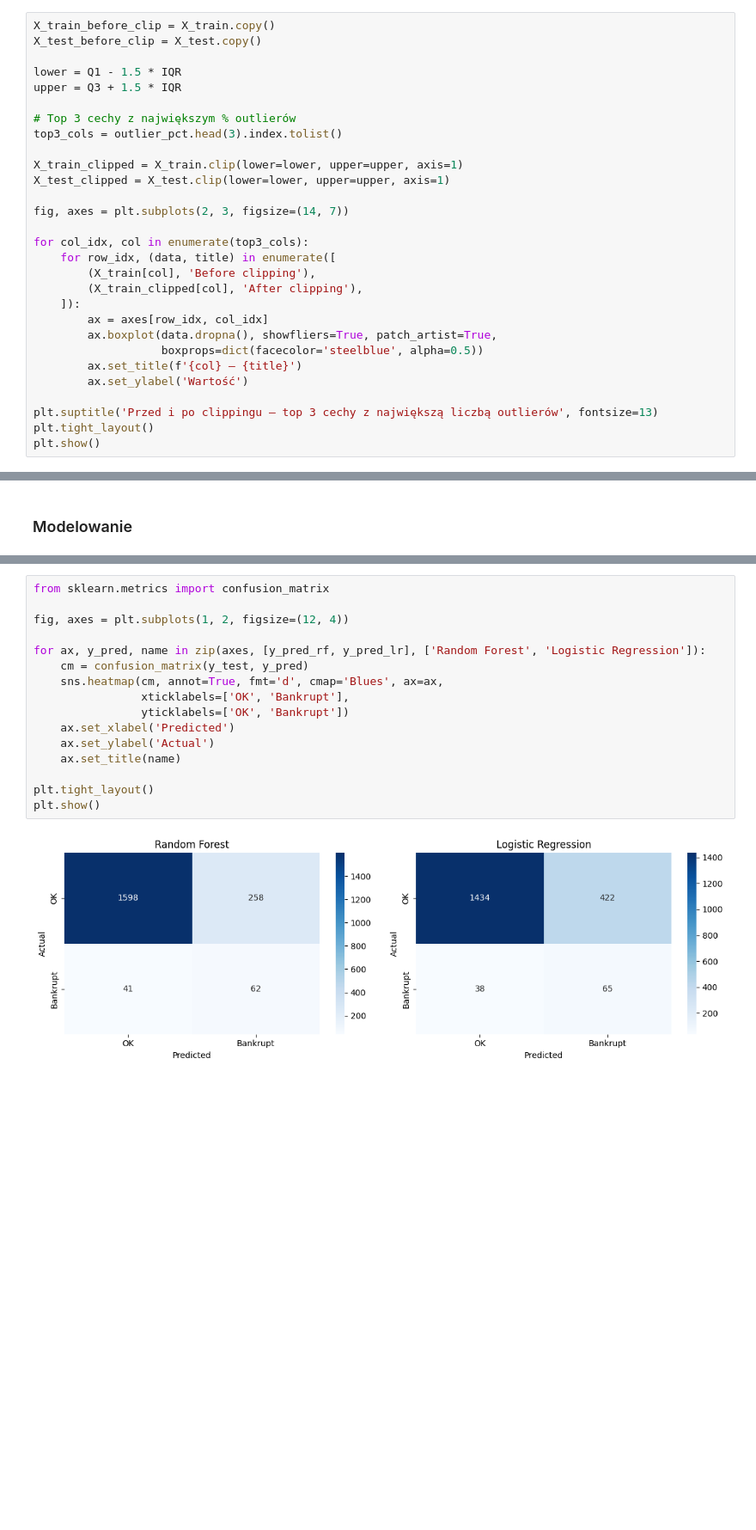
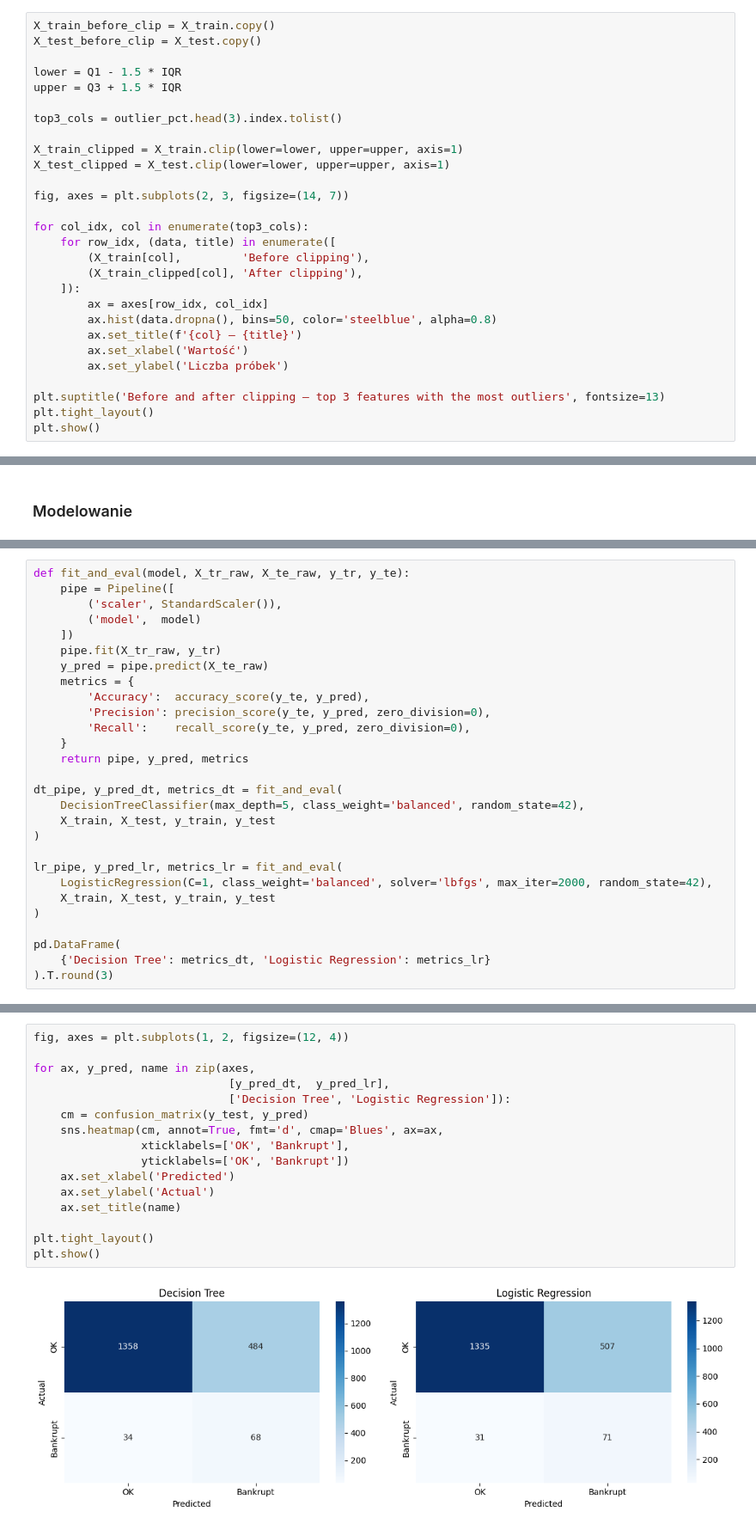
Before and after one commit to mikolaj-olesinski/Machine-Learning-PWR, a Jupyter notebook: lista1/lab1.ipynb, the cells around one changed output, grey strips where cells are left out. Shown at 86% size. Saved outputs shown, nothing was run; the diff lists cells and outputs as text; blank space fills up the shorter version.

```diff
--- a/lista1/lab1.ipynb
+++ b/lista1/lab1.ipynb
@@ -452,7 +479,6 @@ X_test_before_clip = X_test.copy()
 lower = Q1 - 1.5 * IQR
 upper = Q3 + 1.5 * IQR
 
-# Top 3 cechy z największym % outlierów
 top3_cols = outlier_pct.head(3).index.tolist()
 
 X_train_clipped = X_train.clip(lower=lower, upper=upper, axis=1)
@@ -462,16 +488,16 @@ fig, axes = plt.subplots(2, 3, figsize=(14, 7))
 
 for col_idx, col in enumerate(top3_cols):
     for row_idx, (data, title) in enumerate([
-        (X_train[col], 'Before clipping'),
+        (X_train[col],         'Before clipping'),
         (X_train_clipped[col], 'After clipping'),
     ]):
         ax = axes[row_idx, col_idx]
-        ax.boxplot(data.dropna(), showfliers=True, patch_artist=True,
-                   boxprops=dict(facecolor='steelblue', alpha=0.5))
+        ax.hist(data.dropna(), bins=50, color='steelblue', alpha=0.8)
         ax.set_title(f'{col} — {title}')
-        ax.set_ylabel('Wartość')
+        ax.set_xlabel('Wartość')
+        ax.set_ylabel('Liczba próbek')
 
-plt.suptitle('Przed i po clippingu — top 3 cechy z największą liczbą outlierów', fontsize=13)
+plt.suptitle('Before and after clipping — top 3 features with the most outliers', fontsize=13)
 plt.tight_layout()
 plt.show()
 # %% [output]
@@ -661,0 +639,28 @@ F1:        0.220
+# %%
+def fit_and_eval(model, X_tr_raw, X_te_raw, y_tr, y_te):
+    pipe = Pipeline([
+        ('scaler', StandardScaler()),
+        ('model',  model)
+    ])
+    pipe.fit(X_tr_raw, y_tr)
+    y_pred = pipe.predict(X_te_raw)
+    metrics = {
+        'Accuracy':  accuracy_score(y_te, y_pred),
+        'Precision': precision_score(y_te, y_pred, zero_division=0),
+        'Recall':    recall_score(y_te, y_pred, zero_division=0),
+    }
+    return pipe, y_pred, metrics
+
+dt_pipe, y_pred_dt, metrics_dt = fit_and_eval(
+    DecisionTreeClassifier(max_depth=5, class_weight='balanced', random_state=42),
+    X_train, X_test, y_train, y_test
+)
+
+lr_pipe, y_pred_lr, metrics_lr = fit_and_eval(
+    LogisticRegression(C=1, class_weight='balanced', solver='lbfgs', max_iter=2000, random_state=42),
+    X_train, X_test, y_train, y_test
+)
+
+pd.DataFrame(
+    {'Decision Tree': metrics_dt, 'Logistic Regression': metrics_lr}
+).T.round(3)
@@ -662,18 +671,18 @@ F1:        0.220
 # %%
-from sklearn.metrics import confusion_matrix
-
 fig, axes = plt.subplots(1, 2, figsize=(12, 4))
 
-for ax, y_pred, name in zip(axes, [y_pred_rf, y_pred_lr], ['Random Forest', 'Logistic Regression']):
+for ax, y_pred, name in zip(axes,
+                             [y_pred_dt,  y_pred_lr],
+                             ['Decision Tree', 'Logistic Regression']):
     cm = confusion_matrix(y_test, y_pred)
     sns.heatmap(cm, annot=True, fmt='d', cmap='Blues', ax=ax,
                 xticklabels=['OK', 'Bankrupt'],
                 yticklabels=['OK', 'Bankrupt'])
     ax.set_xlabel('Predicted')
     ax.set_ylabel('Actual')
     ax.set_title(name)
 
 plt.tight_layout()
 plt.show()
 # %% [output]
-[figure, old version]
+[figure, new version]
```
Also changed, not shown: parts of 25 cells of this notebook, 2 other files.
